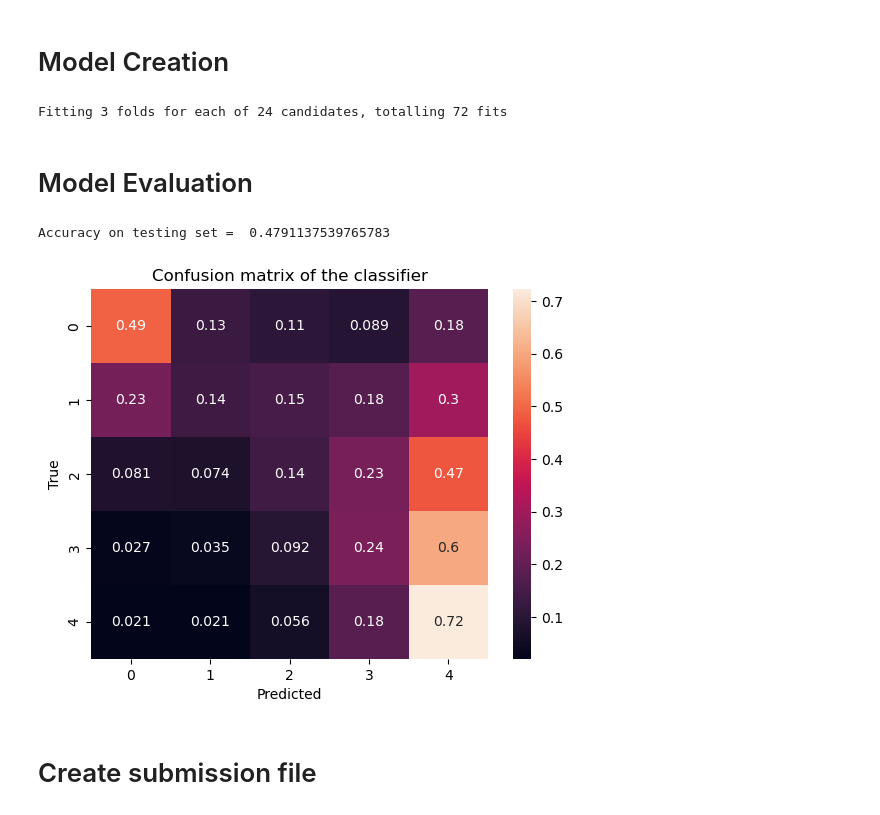
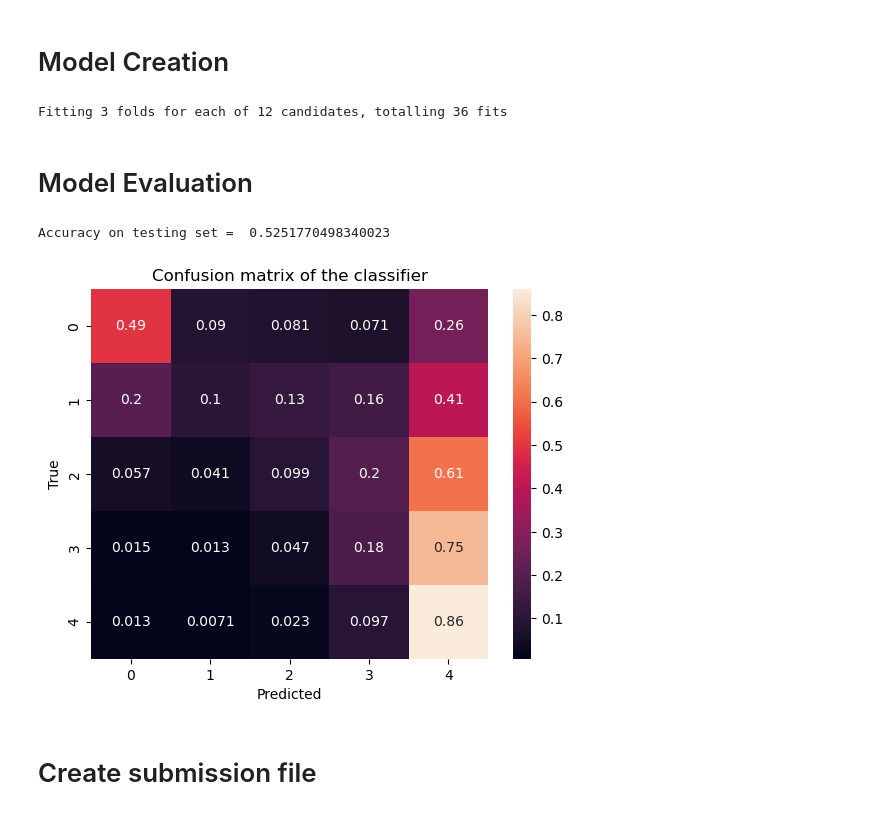
Before and after one commit to gallettilance/CS506-Fall2024, a Jupyter notebook: lecture_13/starter_code.ipynb, the cells around one changed output. Saved outputs shown, nothing was run; the diff lists cells and outputs as text; code cells hidden in the pictures.

Commit message:
change textblob to vader

```diff
--- a/lecture_13/starter_code.ipynb
+++ b/lecture_13/starter_code.ipynb
@@ -131,25 +156,29 @@ X_submission_select = X_submission[features]
 # %% [markdown]
 # Model Creation
 # %%
-# Define a pipeline with scaling, dimensionality reduction, and KNN model
+# Use FeatureUnion to combine feature sets
 pipeline = Pipeline([
-    ('scaler', StandardScaler()),
-    ('svd', TruncatedSVD(n_components=7)),  # Adjust n_components if needed
+    ('features', FeatureUnion([
+        ('text_features', tfidf),
+        ('vader_features', VaderSentimentTransformer()),
+        ('scaler', StandardScaler())
+    ])),
+    ('svd', TruncatedSVD(n_components=5)),
     ('knn', KNeighborsClassifier())
 ])
 
 # Define parameter grid for GridSearchCV
 param_grid = {
-    'knn__n_neighbors': [5, 7, 9, 11, 13, 15],        # Range of k values
-    'knn__weights': ['uniform', 'distance'],     # Weighting options
-    'knn__p': [1, 2]                             # Manhattan (1) and Euclidean (2) distance
+    'knn__n_neighbors': [5, 10, 15],          # Test a few k values
+    'knn__weights': ['uniform', 'distance'],  # Test both uniform and distance weighting
+    'knn__p': [1, 2]                          # Manhattan and Euclidean distance
 }
 
 # Initialize GridSearchCV
-grid_search = GridSearchCV(pipeline, param_grid, cv=3, scoring='accuracy', n_jobs=-1, verbose=2)
+grid_search = GridSearchCV(pipeline, param_grid, cv=3, scoring='accuracy', n_jobs=4, verbose=2)
 
 # Fit GridSearchCV
-grid_search.fit(X_train_select, Y_train)
+grid_search.fit(X, y)
 
 # Display the best parameters and score
 print("Best parameters found: ", grid_search.best_params_)
@@ -166,25 +195,25 @@ for mean_score, std_dev, params in zip(grid_search.cv_results_['mean_test_score'
 best_model = grid_search.best_estimator_
 
 # Predict the score using the model
-Y_test_predictions = best_model.predict(X_test_select)
+y_test_predictions = best_model.predict(X_test['Text'].fillna(''))
 # %% [output]
-Fitting 3 folds for each of 24 candidates, totalling 72 fits
+Fitting 3 folds for each of 12 candidates, totalling 36 fits
 # %% [markdown]
 # Model Evaluation
 # %%
 # Evaluate your model on the testing set
-print("Accuracy on testing set = ", accuracy_score(Y_test, Y_test_predictions))
+print("Accuracy on testing set = ", accuracy_score(Y_test, y_test_predictions))
 
 # Plot a confusion matrix
-cm = confusion_matrix(Y_test, Y_test_predictions, normalize='true')
+cm = confusion_matrix(Y_test, y_test_predictions, normalize='true')
 sns.heatmap(cm, annot=True)
 plt.title('Confusion matrix of the classifier')
 plt.xlabel('Predicted')
 plt.ylabel('True')
 plt.show()
 # %% [output]
-Accuracy on testing set =  0.4791137539765783
+Accuracy on testing set =  0.5251770498340023
-[figure, old version]
+[figure, new version]
 # %% [markdown]
 # Create submission file
 # %%
```
Also changed, not shown: parts of 5 cells of this notebook.
